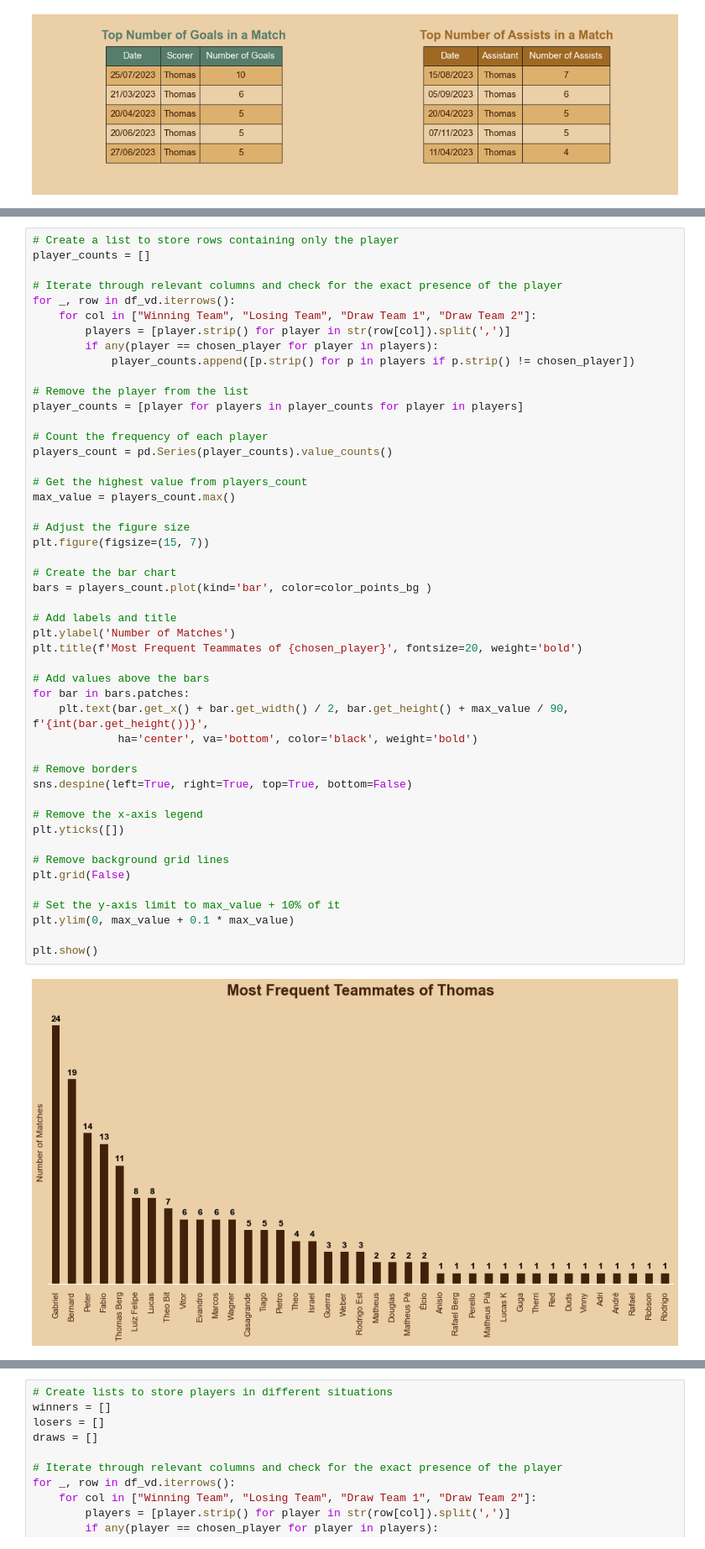
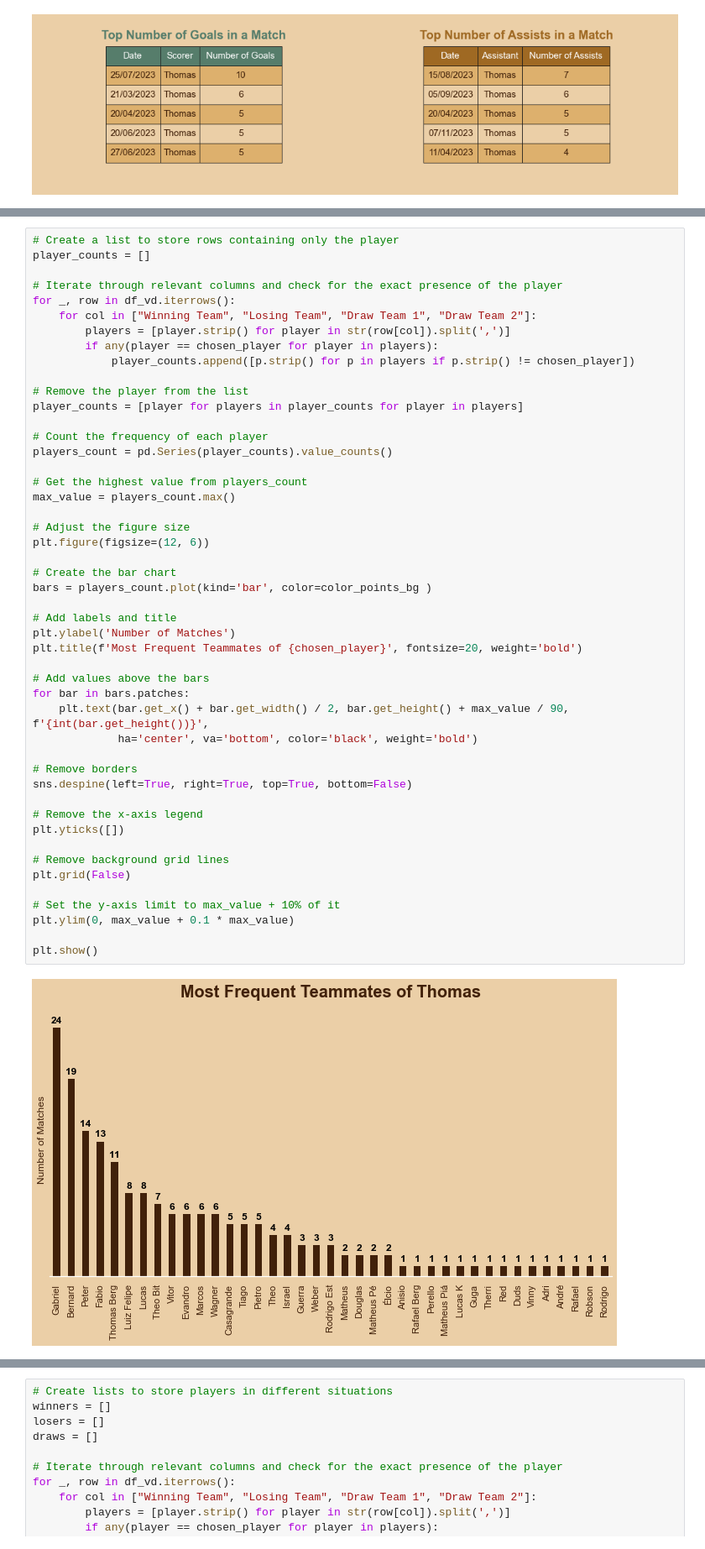
Before and after one commit to TKunzler/Data-Science, a Jupyter notebook: Data analysis - Futsal 2023/notebooks/01_eda_original.ipynb, the cells around one changed output, grey strips where cells are left out. Shown at 84% size. Saved outputs shown, nothing was run; the diff lists cells and outputs as text.

```diff
--- a/Data analysis - Futsal 2023/notebooks/01_eda_original.ipynb
+++ b/Data analysis - Futsal 2023/notebooks/01_eda_original.ipynb
@@ -1946,35 +1987,35 @@ players_count = pd.Series(player_counts).value_counts()
 max_value = players_count.max()
 
 # Adjust the figure size
-plt.figure(figsize=(15, 7))
+plt.figure(figsize=(12, 6))
 
 # Create the bar chart
 bars = players_count.plot(kind='bar', color=color_points_bg )
 
 # Add labels and title
 plt.ylabel('Number of Matches')
 plt.title(f'Most Frequent Teammates of {chosen_player}', fontsize=20, weight='bold')
 
 # Add values above the bars
 for bar in bars.patches:
     plt.text(bar.get_x() + bar.get_width() / 2, bar.get_height() + max_value / 90, f'{int(bar.get_height())}',
              ha='center', va='bottom', color='black', weight='bold')
 
 # Remove borders
 sns.despine(left=True, right=True, top=True, bottom=False)
 
 # Remove the x-axis legend
 plt.yticks([])
 
 # Remove background grid lines
 plt.grid(False)
 
 # Set the y-axis limit to max_value + 10% of it
 plt.ylim(0, max_value + 0.1 * max_value)
 
 plt.show()
 # %% [output]
-[figure, old version]
+[figure, new version]
 # %% [markdown]
 <div style="font-family: Montserrat; color:#41210A; background-color:#EBCFA7;">
 
```
Also changed, not shown: parts of 44 cells of this notebook, 5 other files.
